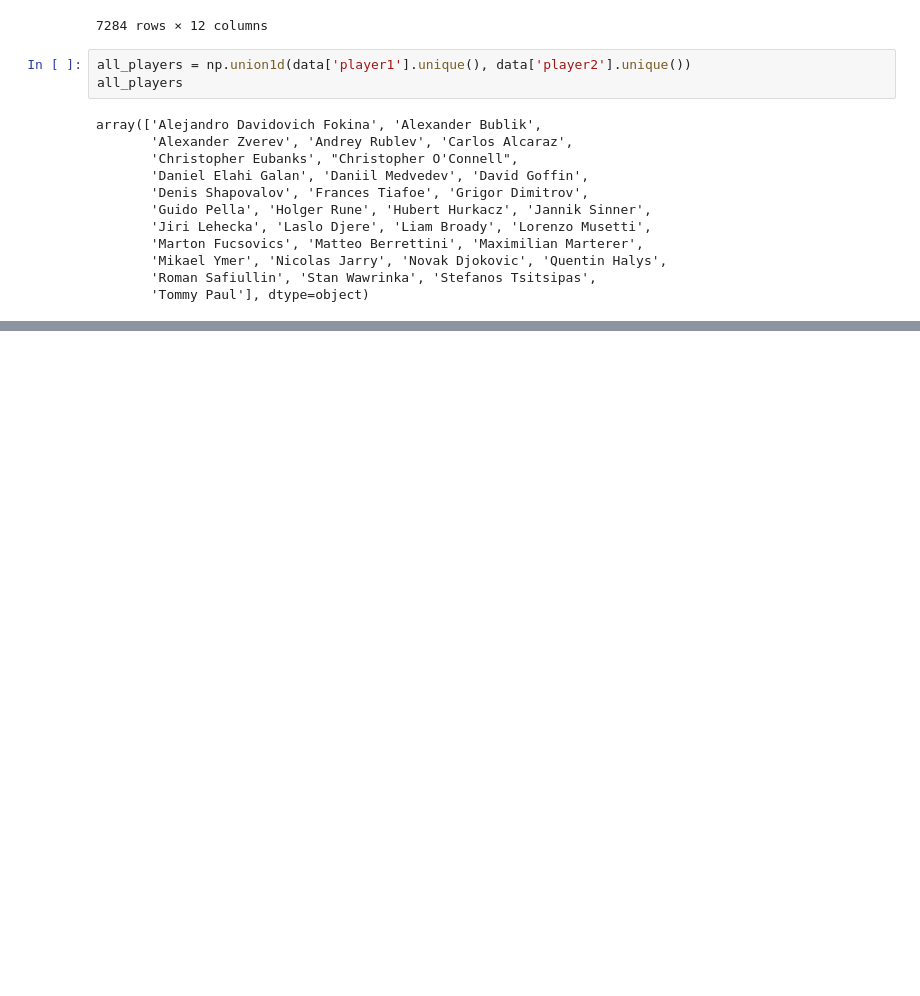
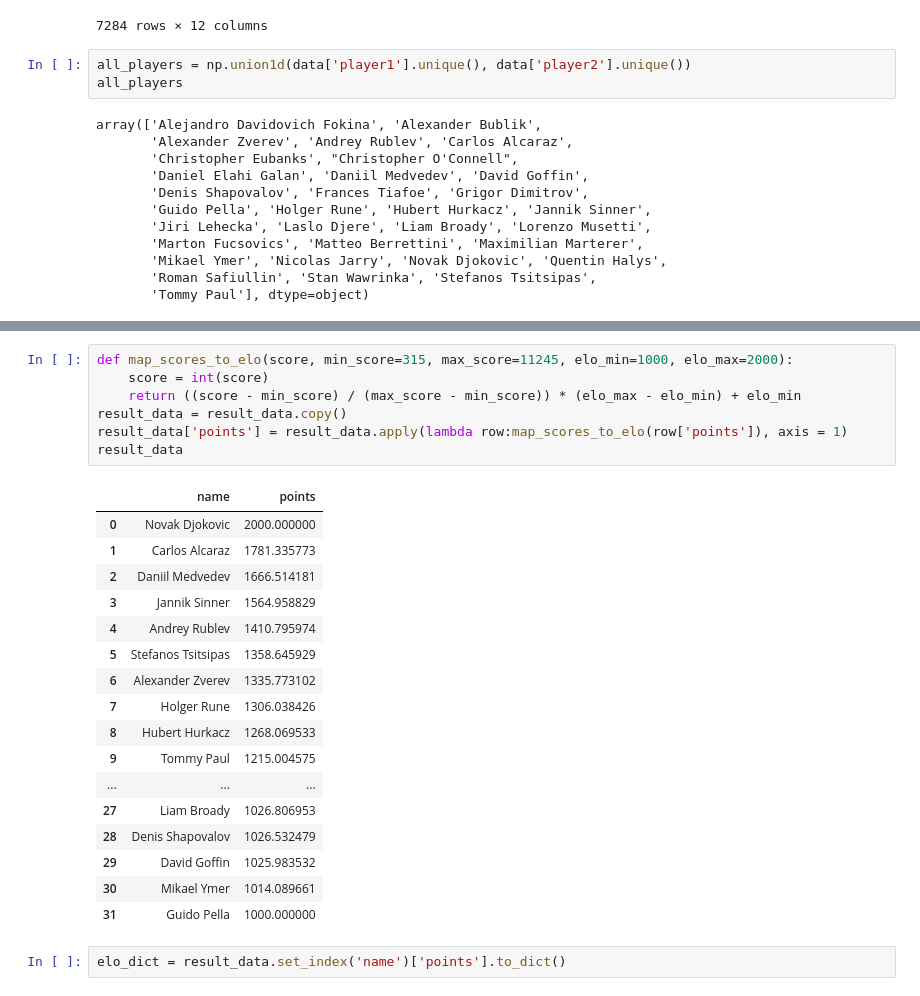
Before and after one commit to UsanoCoCr/tennis24, a Jupyter notebook: quality_elo.ipynb, the cells around one changed output, grey strips where cells are left out. Drawn from its saved outputs; the diff is of its cells as text; blank space fills up the shorter version.

```diff
--- a/quality_elo.ipynb
+++ b/quality_elo.ipynb
@@ -206,0 +262,27 @@ data
+# %%
+def map_scores_to_elo(score, min_score=315, max_score=11245, elo_min=1000, elo_max=2000):
+    score = int(score)
+    return ((score - min_score) / (max_score - min_score)) * (elo_max - elo_min) + elo_min
+result_data = result_data.copy()
+result_data['points'] = result_data.apply(lambda row:map_scores_to_elo(row['points']), axis = 1)
+result_data
+# %% [output]
+|  | name | points |
+| 0 | Novak Djokovic | 2000.000000 |
+| 1 | Carlos Alcaraz | 1781.335773 |
+| 2 | Daniil Medvedev | 1666.514181 |
+| 3 | Jannik Sinner | 1564.958829 |
+| 4 | Andrey Rublev | 1410.795974 |
+| 5 | Stefanos Tsitsipas | 1358.645929 |
+| 6 | Alexander Zverev | 1335.773102 |
+| 7 | Holger Rune | 1306.038426 |
+| 8 | Hubert Hurkacz | 1268.069533 |
+| 9 | Tommy Paul | 1215.004575 |
+| ... | ... | ... |
+| 27 | Liam Broady | 1026.806953 |
+| 28 | Denis Shapovalov | 1026.532479 |
+| 29 | David Goffin | 1025.983532 |
+| 30 | Mikael Ymer | 1014.089661 |
+| 31 | Guido Pella | 1000.000000 |
+# %%
+elo_dict = result_data.set_index('name')['points'].to_dict()
```
Also changed, not shown: parts of 19 cells of this notebook, 1 other file.
